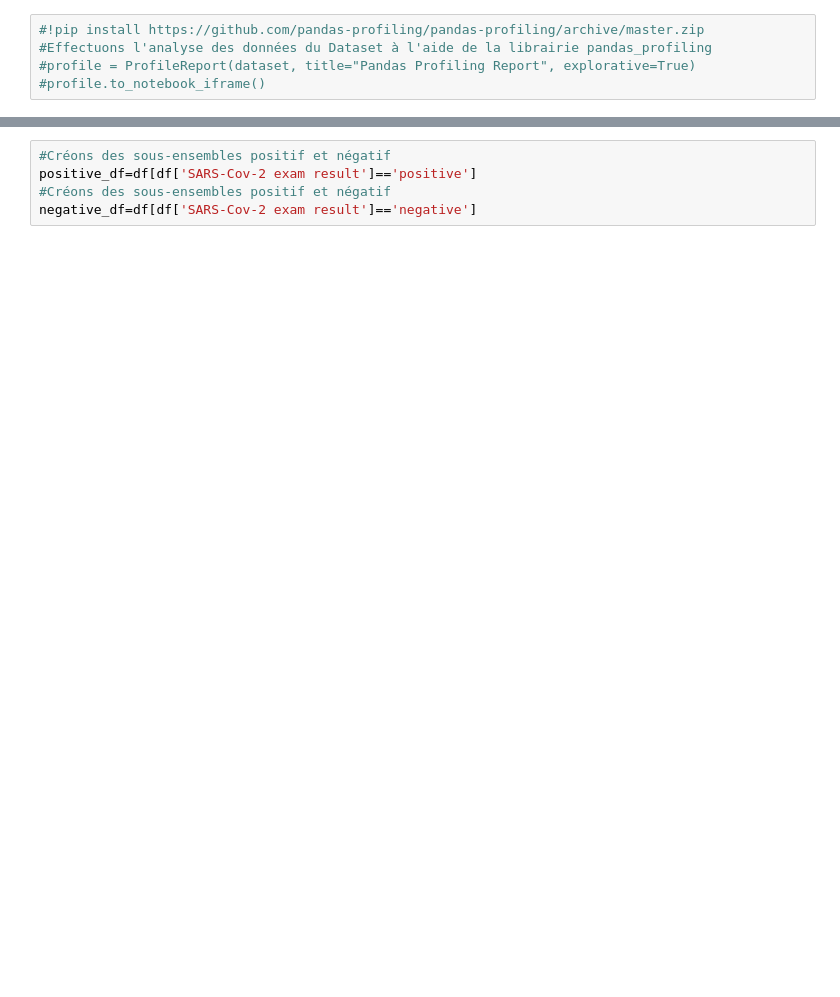
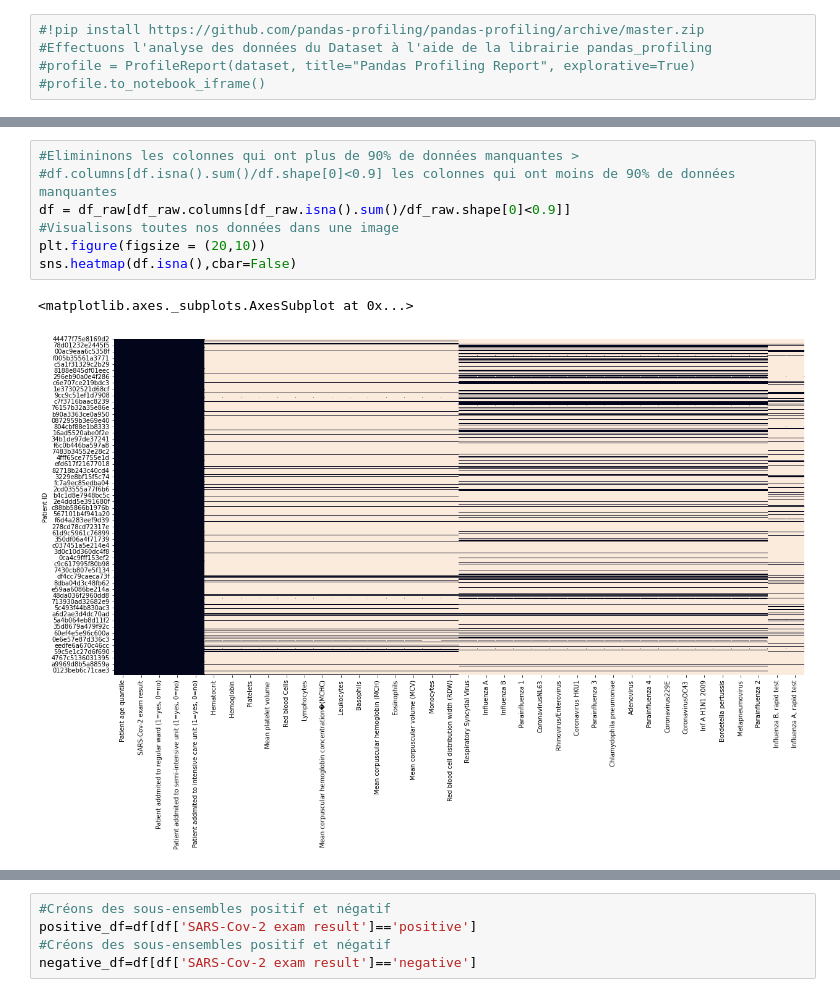
Before and after one commit to m3nkam/ml-covid19, a Jupyter notebook: pfe_2021.ipynb, the cells around one changed output, grey strips where cells are left out. Saved outputs shown, nothing was run; the diff lists cells and outputs as text; blank space fills up the shorter version.

```diff
--- a/pfe_2021.ipynb
+++ b/pfe_2021.ipynb
@@ -37,0 +86,10 @@ plt.figure(figsize = (20,10))
+# %%
+#Elimininons les colonnes qui ont plus de 90% de données manquantes >
+#df.columns[df.isna().sum()/df.shape[0]<0.9] les colonnes qui ont moins de 90% de données manquantes
+df = df_raw[df_raw.columns[df_raw.isna().sum()/df_raw.shape[0]<0.9]]
+#Visualisons toutes nos données dans une image
+plt.figure(figsize = (20,10))
+sns.heatmap(df.isna(),cbar=False)
+# %% [output]
+<matplotlib.axes._subplots.AxesSubplot at 0x...>
+[figure, added]
```
Also changed, not shown: parts of 10 cells of this notebook.
